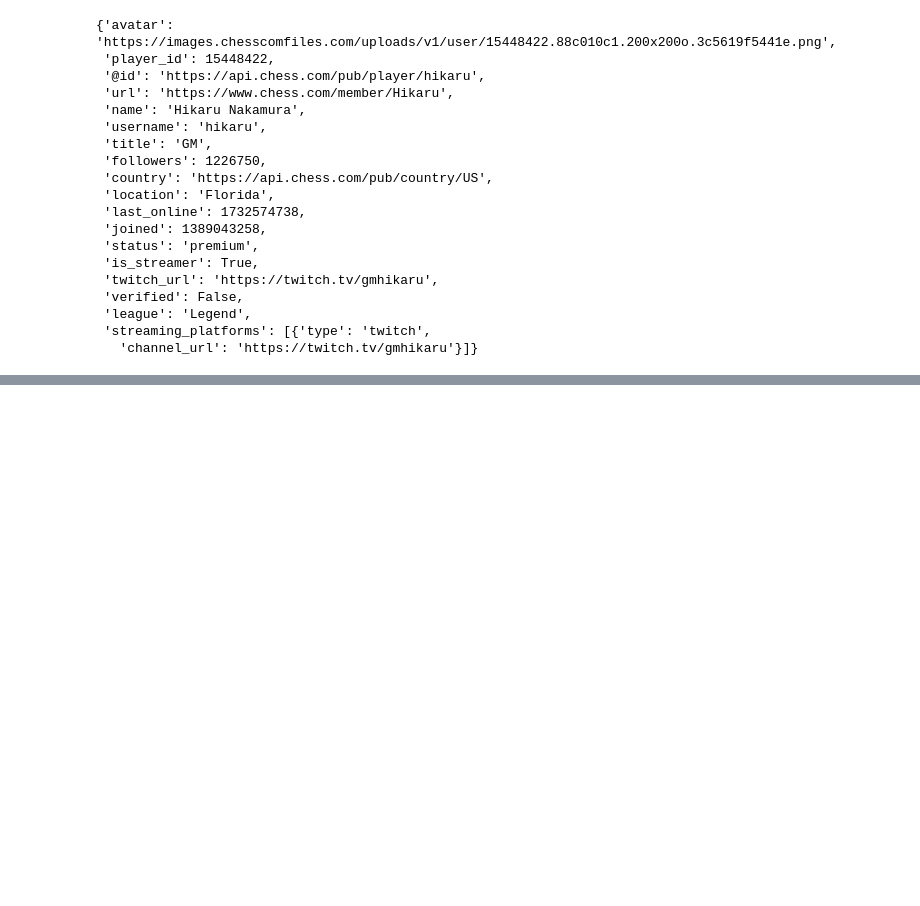
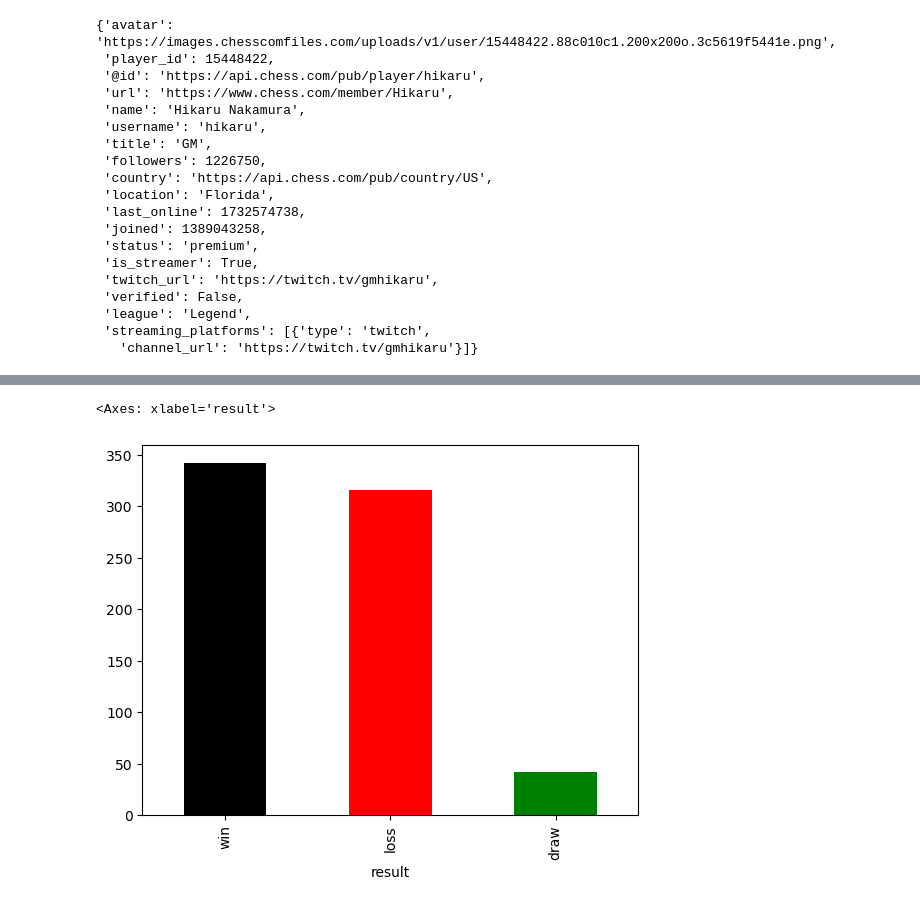
Before and after one commit to rukangu/info2000fa24Classwork, a Jupyter notebook: requests/chess.ipynb, the cells around one changed output, grey strips where cells are left out. Saved outputs shown, nothing was run; the diff lists cells and outputs as text; code cells hidden in the pictures; blank space fills up the shorter version.

```diff
--- a/requests/chess.ipynb
+++ b/requests/chess.ipynb
@@ -60,0 +133,8 @@ response.json()
+# %%
+def color(row):
+    if row.white_user.casefold() == username.casefold():
+        return 'white'
+    else:
+        return 'black'
+# %%
+df['color'] = df.apply(color, axis=1)
@@ -60,0 +172,4 @@ response.json()
+# %%
+# new column for result
+
+df['raw_result'] = df.pgn.str.extract(r'\[Result "(.*)"\]')
@@ -60,0 +194,2 @@ response.json()
+# %%
+df['result'] = df.apply()
@@ -60,0 +205,5 @@ response.json()
+# %%
+df.result.value_counts().plot(kind='bar', color = ['k','r','g'])
+# %% [output]
+<Axes: xlabel='result'>
+[figure, added]
```
Also changed, not shown: parts of 32 cells of this notebook.
